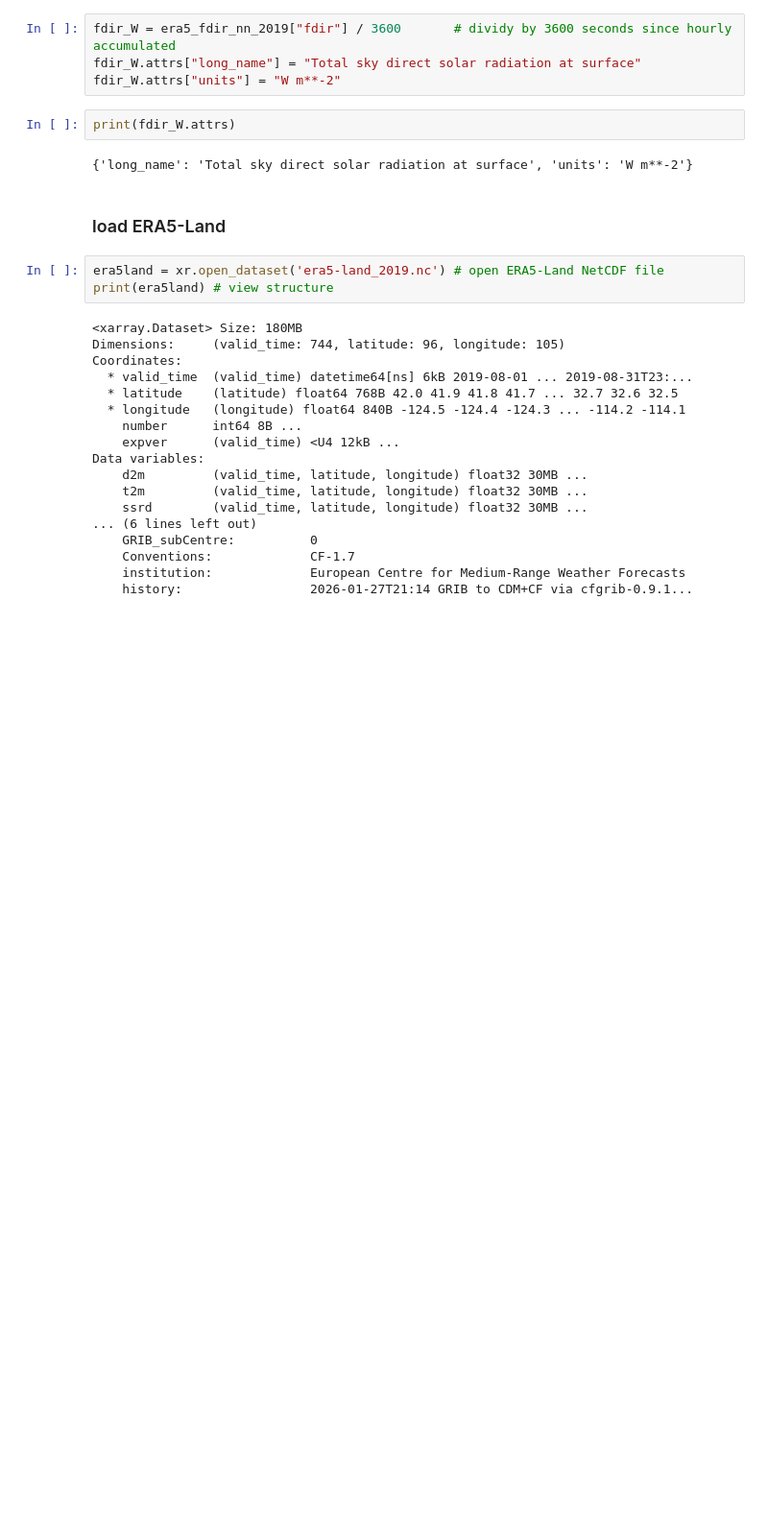
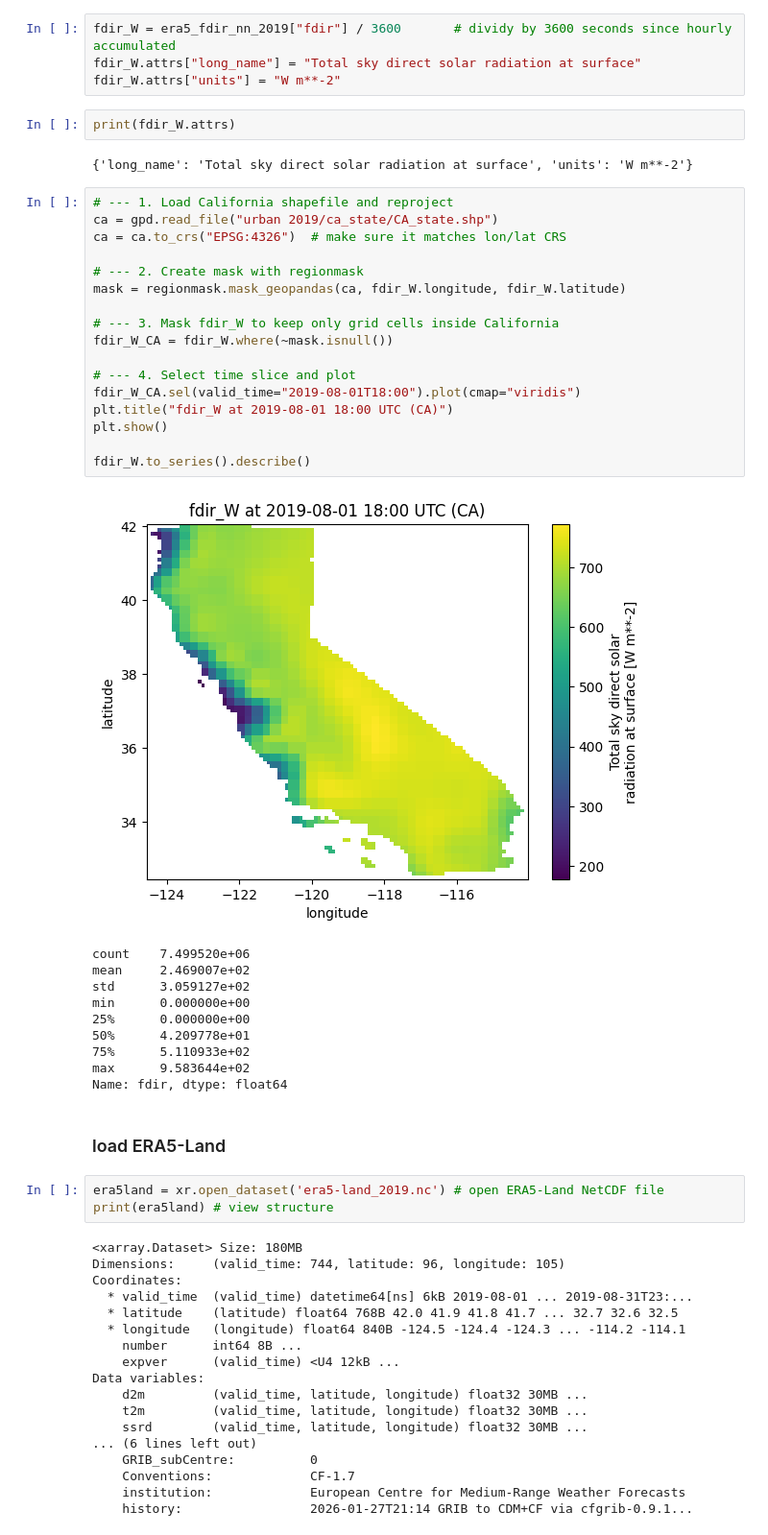
Before and after one commit to JuliaE0/WBGT-heat-project, a Jupyter notebook: Aug 2019 test/checking_preprocessing.ipynb, the cells around one changed output. Shown at 96% size. Saved outputs shown, nothing was run; the diff lists cells and outputs as text; blank space fills up the shorter version.

Commit message:
plotted fdir_W

```diff
--- a/Aug 2019 test/checking_preprocessing.ipynb
+++ b/Aug 2019 test/checking_preprocessing.ipynb
@@ -60,6 +60,34 @@ fdir_W.attrs["units"] = "W m**-2"
 print(fdir_W.attrs)
 # %% [output]
 {'long_name': 'Total sky direct solar radiation at surface', 'units': 'W m**-2'}
+# %%
+# --- 1. Load California shapefile and reproject
+ca = gpd.read_file("urban 2019/ca_state/CA_state.shp")
+ca = ca.to_crs("EPSG:4326")  # make sure it matches lon/lat CRS
+
+# --- 2. Create mask with regionmask
+mask = regionmask.mask_geopandas(ca, fdir_W.longitude, fdir_W.latitude)
+
+# --- 3. Mask fdir_W to keep only grid cells inside California
+fdir_W_CA = fdir_W.where(~mask.isnull())
+
+# --- 4. Select time slice and plot
+fdir_W_CA.sel(valid_time="2019-08-01T18:00").plot(cmap="viridis")
+plt.title("fdir_W at 2019-08-01 18:00 UTC (CA)")
+plt.show()
+
+fdir_W.to_series().describe()
+# %% [output]
+[figure, added]
+count    7.499520e+06
+mean     2.469007e+02
+std      3.059127e+02
+min      0.000000e+00
+25%      0.000000e+00
+50%      4.209778e+01
+75%      5.110933e+02
+max      9.583644e+02
+Name: fdir, dtype: float64
 # %% [markdown]
 ### load ERA5-Land
 # %%
```
